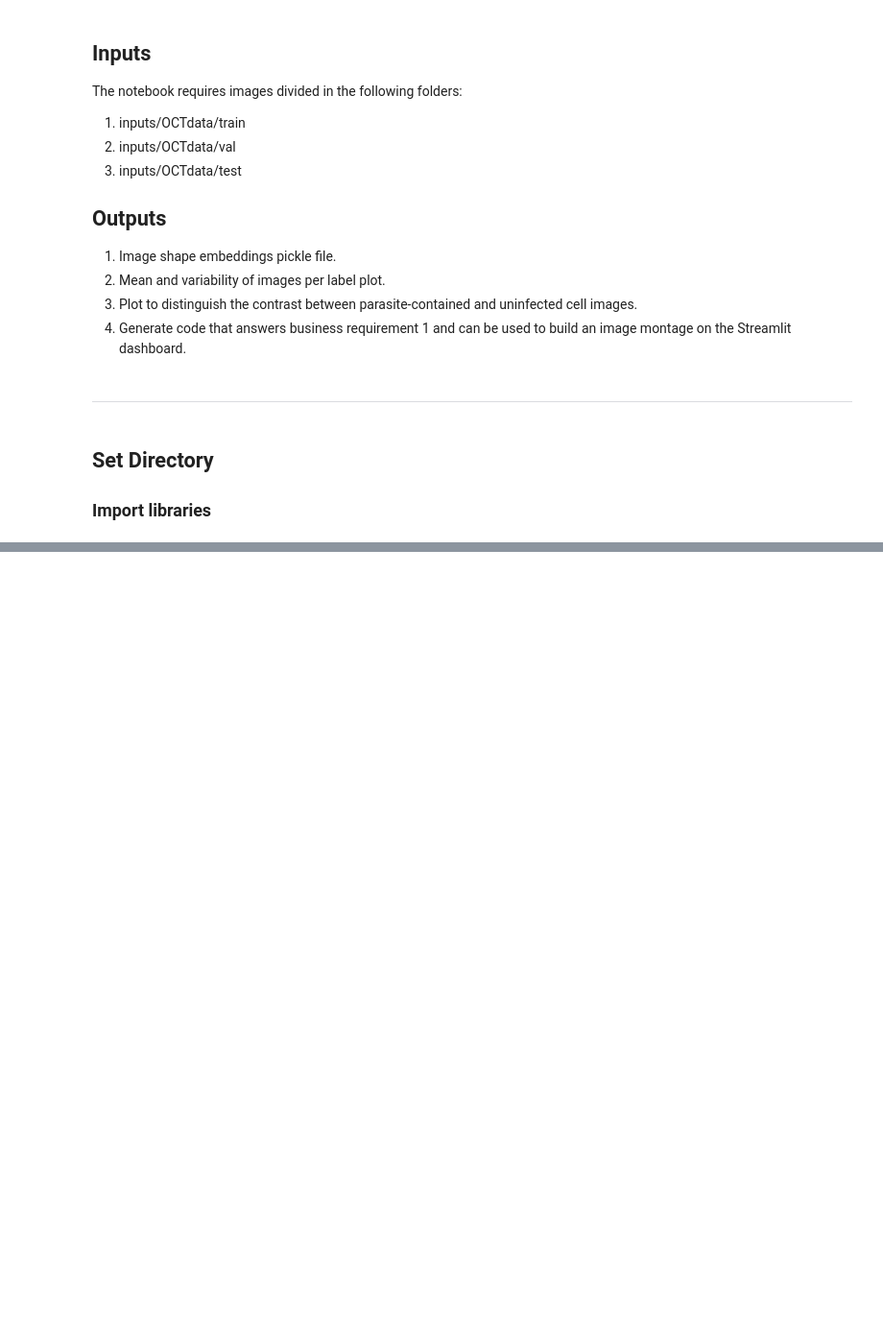
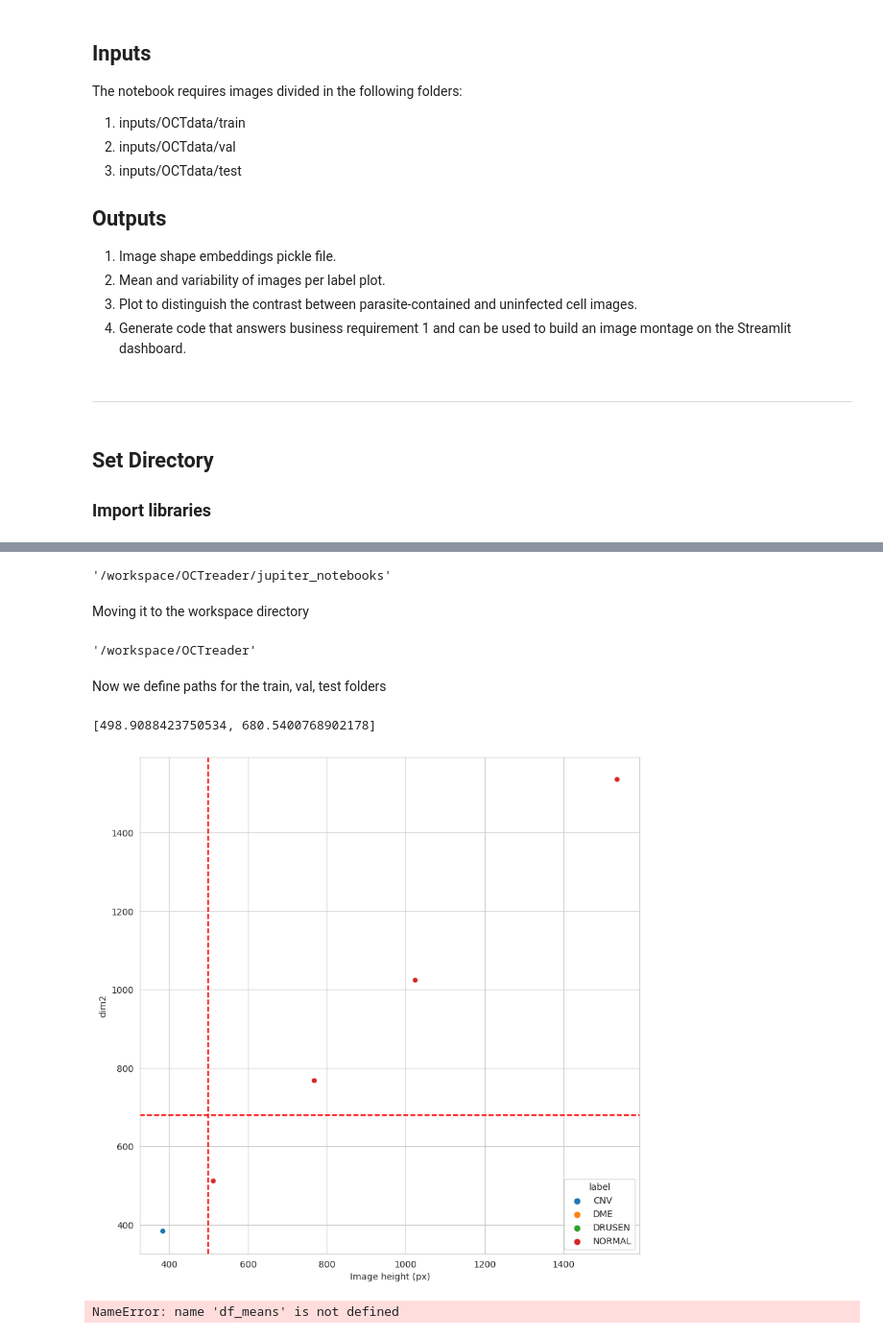
Before and after one commit to eandablo/OCTreader, a Jupyter notebook: jupiter_notebooks/image_visualisation.ipynb, the cells around one changed output, grey strips where cells are left out. Shown at 96% size. Drawn from its saved outputs; the diff is of its cells as text; code cells hidden in the pictures; blank space fills up the shorter version.

Commit message:
add average_image_shape to image_visualisation notebook

```diff
--- a/jupiter_notebooks/image_visualisation.ipynb
+++ b/jupiter_notebooks/image_visualisation.ipynb
@@ -35,0 +38,59 @@ from matplotlib.image import imread
+# %%
+working_dir = os.getcwd()
+working_dir
+# %% [output]
+'/workspace/OCTreader/jupiter_notebooks'
+# %% [markdown]
+Moving it to the workspace directory
+# %%
+os.chdir('/workspace/OCTreader')
+working_dir = os.getcwd()
+working_dir
+# %% [output]
+'/workspace/OCTreader'
+# %% [markdown]
+Now we define paths for the train, val, test folders
+# %%
+split_dirs = os.listdir('inputs/OCTdata')
+split_paths = {
+    split_dirs[0]: 'inputs/OCTdata/' + split_dirs[0],
+    split_dirs[1]: 'inputs/OCTdata/' + split_dirs[1],
+    split_dirs[2]: 'inputs/OCTdata/' + split_dirs[2]
+}
+labels = os.listdir(split_paths[split_dirs[0]])
+# %%
+def average_image_shape():
+    '''
+    Function stores the image shape in df
+    calculates mean shape size
+    '''
+    df = pd.DataFrame(columns=['dim1', 'dim2', 'label'])
+    for label in labels:
+        label_path = split_paths['train'] + '/' + label
+        for image_name in os.listdir(label_path):
+            img = imread(label_path + '/' + image_name)
+            dim1, dim2 = img.shape
+            new_row = {'dim1': dim1, 'dim2': dim2, 'label': label}
+            df = df.append(new_row, ignore_index=True)
+    means = (df[['dim1', 'dim2']].mean().values.tolist())
+    print(means)
+
+    sns.set_style('whitegrid')
+    fig, axes = plt.subplots(figsize=(10, 10))
+    sns.scatterplot(data=df, x='dim2', y='dim2', hue='label')
+    axes.set_xlabel('Image width (px)')
+    axes.set_xlabel('Image height (px)')
+    axes.axvline(x=int(means[0]), color='r', linestyle='--')
+    axes.axhline(y=int(means[1]), color='r', linestyle='--')
+    plt.show()
+    return [int(means[0]), int(means[1])]
+
+
+img_avg_size = average_image_shape()
+# %% [output]
+[498.9088423750534, 680.5400768902178]
+[figure, added]
+# %%
+df_means
+# %% [output]
+NameError: name 'df_means' is not defined
```
Also changed, not shown: parts of 1 cell of this notebook.
